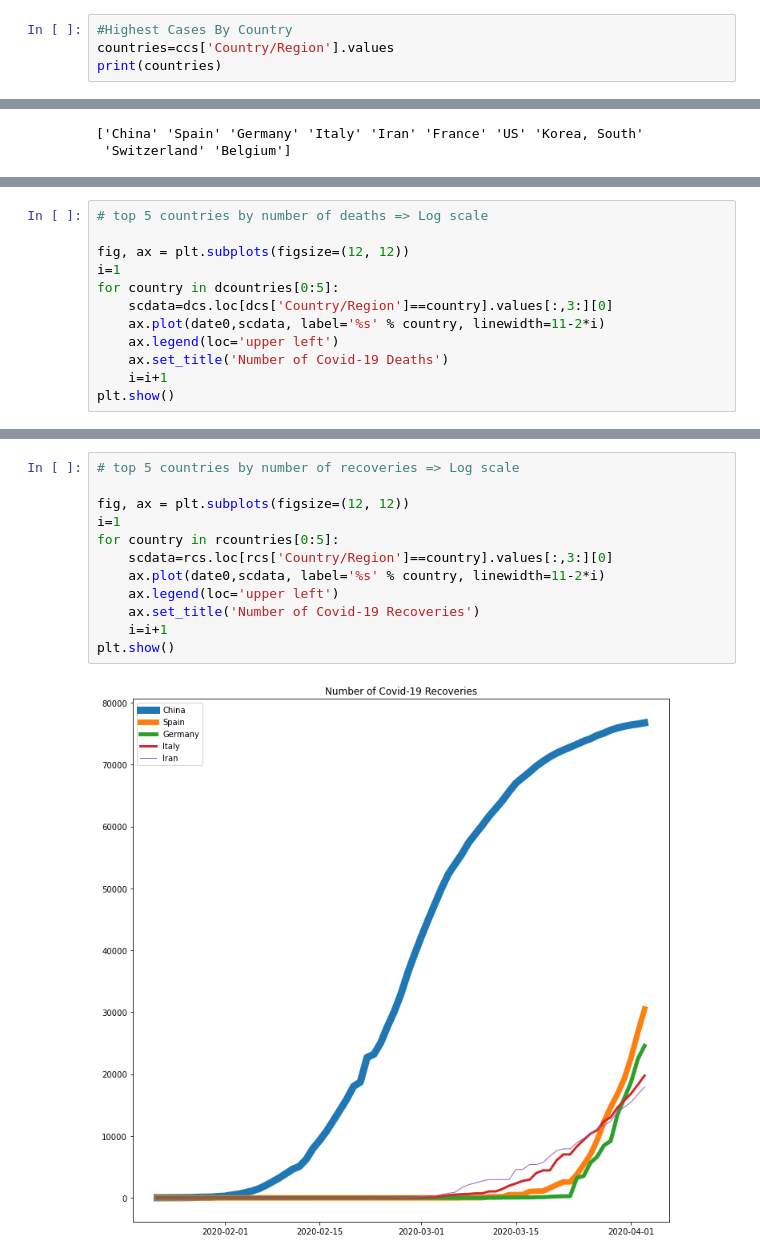
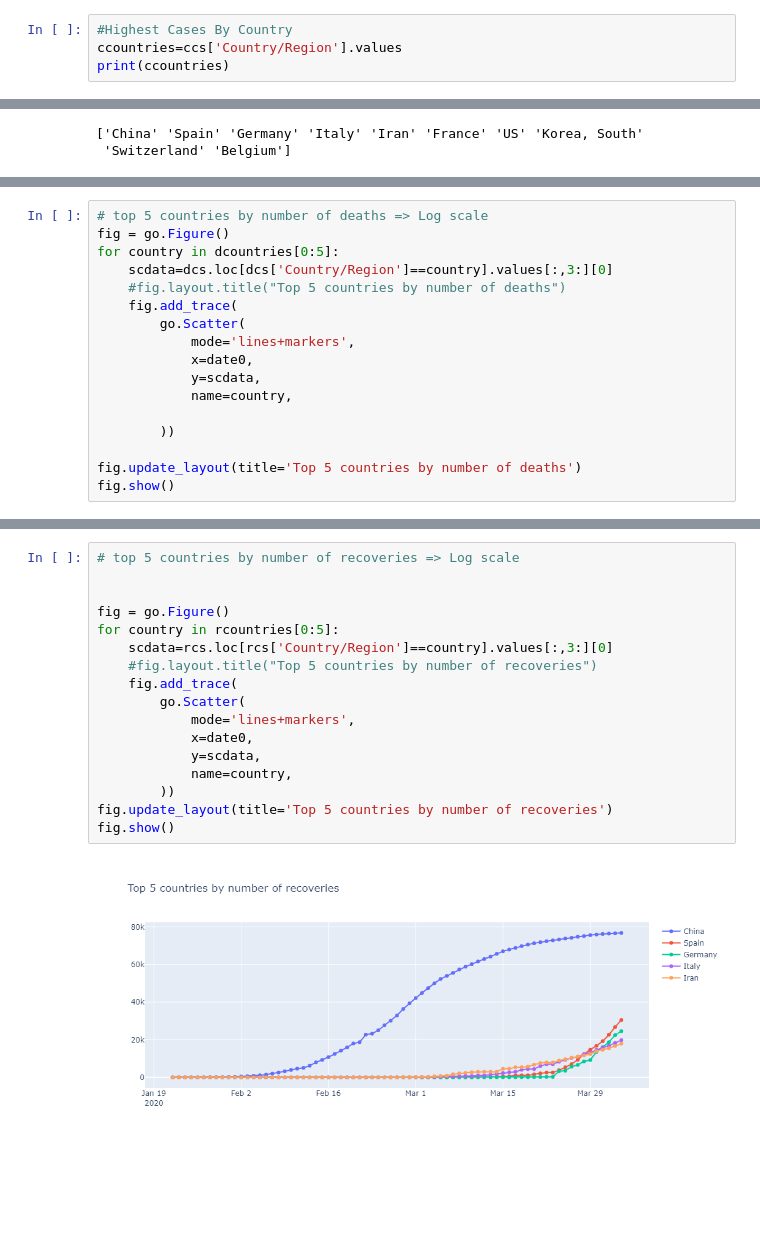
Before and after one commit to abhishekdana1999/COVIDANALYSIS-PYTHON, a Jupyter notebook: COVID ANALYSIS.ipynb, the cells around one changed output, grey strips where cells are left out. Saved outputs shown, nothing was run; the diff lists cells and outputs as text; blank space fills up the shorter version.

```diff
--- a/COVID ANALYSIS.ipynb
+++ b/COVID ANALYSIS.ipynb
@@ -126,8 +129,8 @@ Recovers
         Belgium    1143
 # %%
 #Highest Cases By Country
-countries=ccs['Country/Region'].values
-print(countries)
+ccountries=ccs['Country/Region'].values
+print(ccountries)
 # %% [output]
 ['US' 'Italy' 'Spain' 'Germany' 'China' 'France' 'Iran' 'United Kingdom'
  'Turkey' 'Switzerland']
@@ -182,13 +176,18 @@ plt.show()
 # %%
 # top 5 countries by number of deaths => Log scale
-
-fig, ax = plt.subplots(figsize=(12, 12))
-i=1
+fig = go.Figure()
 for country in dcountries[0:5]:
     scdata=dcs.loc[dcs['Country/Region']==country].values[:,3:][0]
-    ax.plot(date0,scdata, label='%s' % country, linewidth=11-2*i)
-    ax.legend(loc='upper left')
-    ax.set_title('Number of Covid-19 Deaths')
-    i=i+1
-plt.show()
+    #fig.layout.title("Top 5 countries by number of deaths")
+    fig.add_trace(
+        go.Scatter(
+            mode='lines+markers',
+            x=date0,
+            y=scdata,
+            name=country,
+
+        ))
+
+fig.update_layout(title='Top 5 countries by number of deaths')
+fig.show()
 # %% [output]
@@ -196,14 +195,19 @@ plt.show()
 # %%
 # top 5 countries by number of recoveries => Log scale
 
-fig, ax = plt.subplots(figsize=(12, 12))
-i=1
+
+fig = go.Figure()
 for country in rcountries[0:5]:
     scdata=rcs.loc[rcs['Country/Region']==country].values[:,3:][0]
-    ax.plot(date0,scdata, label='%s' % country, linewidth=11-2*i)
-    ax.legend(loc='upper left')
-    ax.set_title('Number of Covid-19 Recoveries')
-    i=i+1
-plt.show()
+    #fig.layout.title("Top 5 countries by number of recoveries")
+    fig.add_trace(
+        go.Scatter(
+            mode='lines+markers',
+            x=date0,
+            y=scdata,
+            name=country,
+        ))
+fig.update_layout(title='Top 5 countries by number of recoveries')
+fig.show()
 # %% [output]
-[figure, old version]
+[figure, new version]
```
Also changed, not shown: parts of 15 cells of this notebook, 1 other file.
